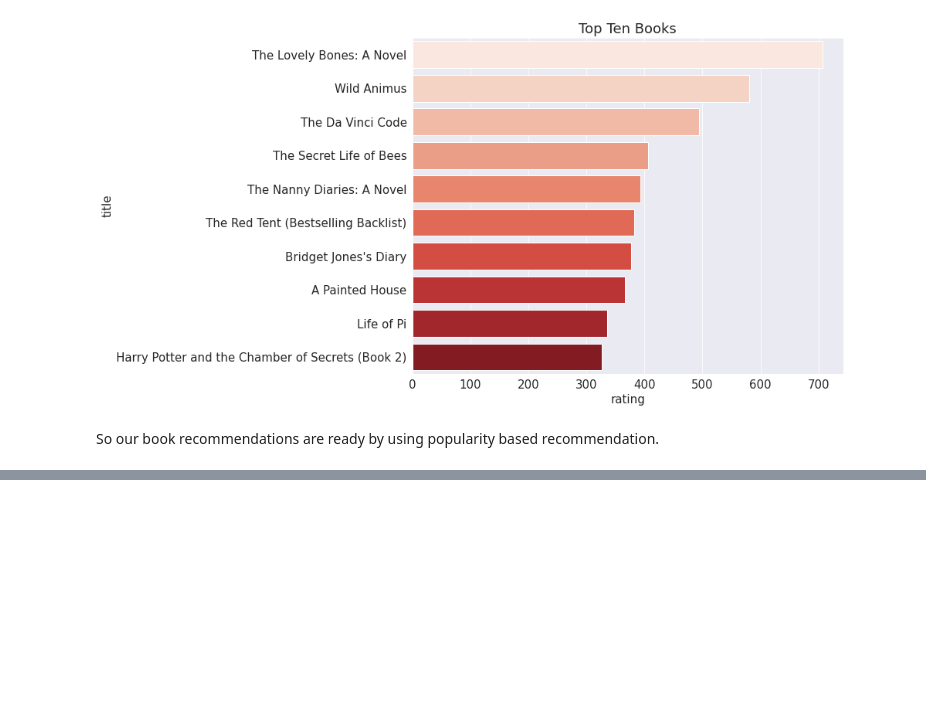
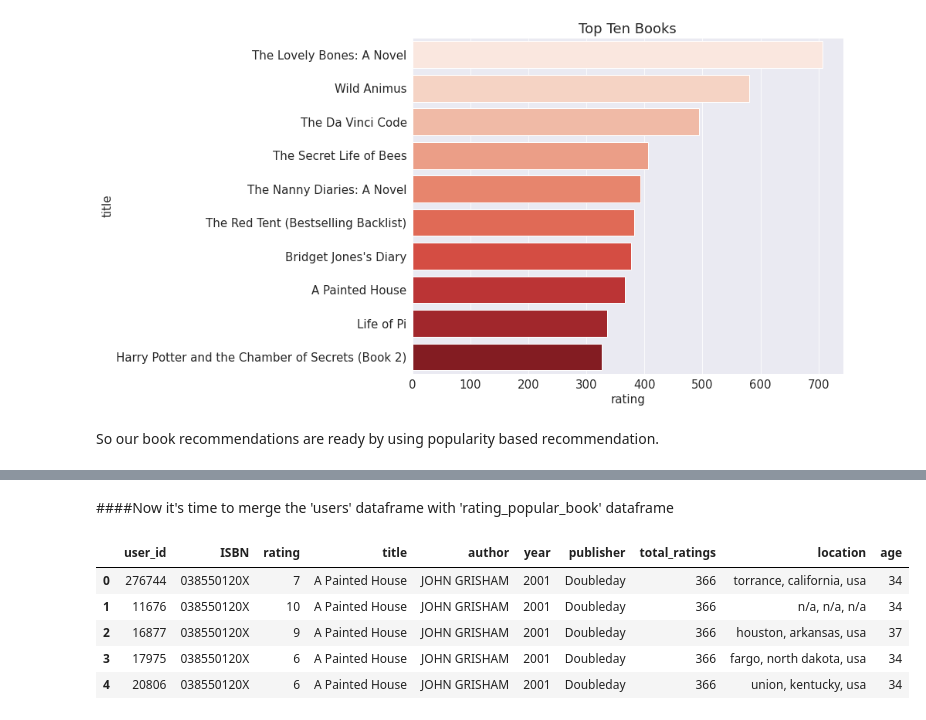
Before and after one commit to RITIK1442840127/Book-Recommendation-System, a Jupyter notebook: Book_Recommendation_System_(_Capstone_project_).ipynb, the cells around one changed output, grey strips where cells are left out. Saved outputs shown, nothing was run; the diff lists cells and outputs as text; code cells hidden in the pictures; blank space fills up the shorter version.

```diff
--- a/Book_Recommendation_System_(_Capstone_project_).ipynb
+++ b/Book_Recommendation_System_(_Capstone_project_).ipynb
@@ -774,0 +817,3 @@ So our book recommendations are ready by using popularity based recommendation.
+# %%
+#Rename the column rating with total ratings
+rating_count_df.rename(columns={'rating':'total_ratings'},inplace=True)
@@ -774,0 +847,2 @@ So our book recommendations are ready by using popularity based recommendation.
+# %% [markdown]
+####Now it's time to merge the 'users' dataframe with 'rating_popular_book' dataframe
@@ -774,0 +851,9 @@ So our book recommendations are ready by using popularity based recommendation.
+# %%
+combined.head()
+# %% [output]
+|  | user_id | ISBN | rating | title | author | year | publisher | total_ratings | location | age |
+| 0 | 276744 | 038550120X | 7 | A Painted House | JOHN GRISHAM | 2001 | Doubleday | 366 | torrance, california, usa | 34 |
+| 1 | 11676 | 038550120X | 10 | A Painted House | JOHN GRISHAM | 2001 | Doubleday | 366 | n/a, n/a, n/a | 34 |
+| 2 | 16877 | 038550120X | 9 | A Painted House | JOHN GRISHAM | 2001 | Doubleday | 366 | houston, arkansas, usa | 37 |
+| 3 | 17975 | 038550120X | 6 | A Painted House | JOHN GRISHAM | 2001 | Doubleday | 366 | fargo, north dakota, usa | 34 |
+| 4 | 20806 | 038550120X | 6 | A Painted House | JOHN GRISHAM | 2001 | Doubleday | 366 | union, kentucky, usa | 34 |
```
Also changed, not shown: parts of 38 cells of this notebook.
